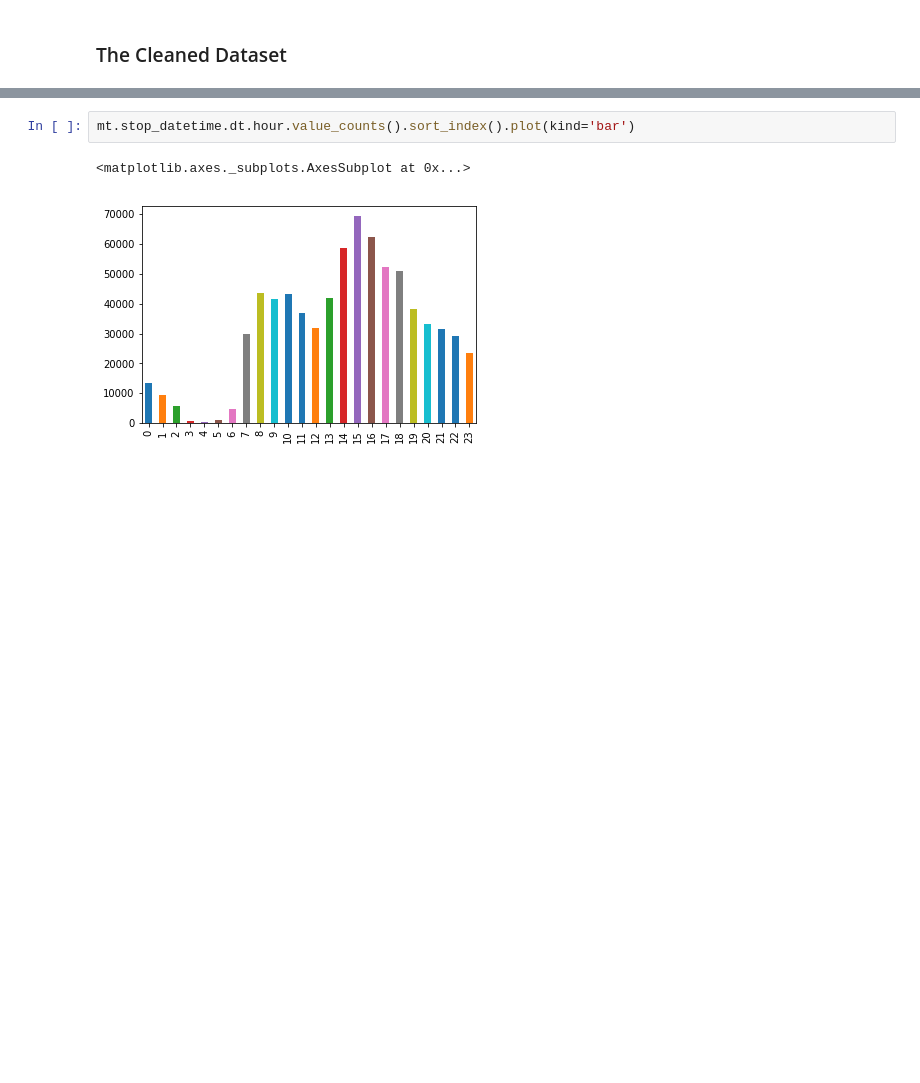
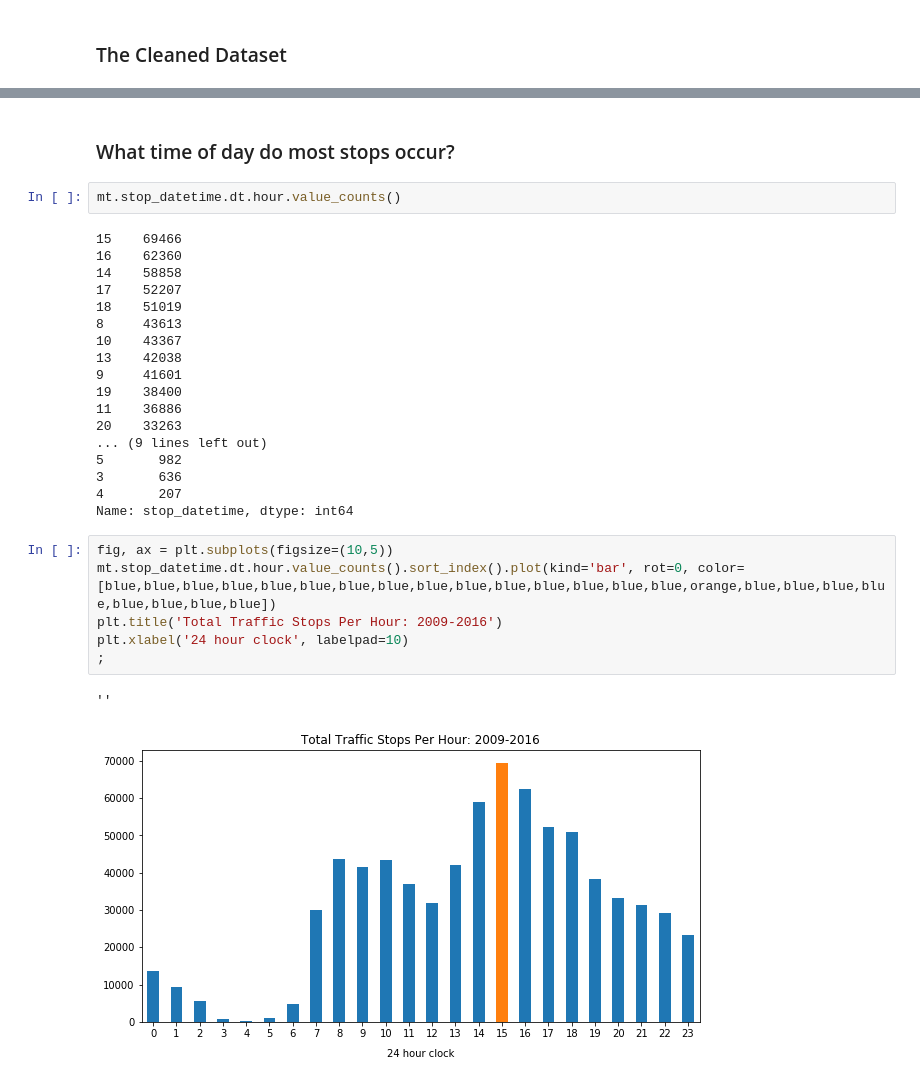
Before and after one commit to macphee227/data-projects, a Jupyter notebook: project_open_policing.ipynb, the cells around one changed output, grey strips where cells are left out. Drawn from its saved outputs; the diff is of its cells as text; blank space fills up the shorter version.

```diff
--- a/project_open_policing.ipynb
+++ b/project_open_policing.ipynb
@@ -232,5 +333,31 @@ mt.stop_datetime.dt.weekday_name.value_counts().reindex(index=new_index).plot(ki
+# %% [markdown]
+### What time of day do most stops occur?
 # %%
-mt.stop_datetime.dt.hour.value_counts().sort_index().plot(kind='bar')
+mt.stop_datetime.dt.hour.value_counts()
 # %% [output]
-<matplotlib.axes._subplots.AxesSubplot at 0x...>
+15    69466
+16    62360
+14    58858
+17    52207
+18    51019
+8     43613
+10    43367
+13    42038
+9     41601
+19    38400
+11    36886
+20    33263
+... (9 lines left out)
+5       982
+3       636
+4       207
+Name: stop_datetime, dtype: int64
-[figure, removed]
+# %%
+fig, ax = plt.subplots(figsize=(10,5))
+mt.stop_datetime.dt.hour.value_counts().sort_index().plot(kind='bar', rot=0, color=[blue,blue,blue,blue,blue,blue,blue,blue,blue,blue,blue,blue,blue,blue,blue,orange,blue,blue,blue,blue,blue,blue,blue,blue])
+plt.title('Total Traffic Stops Per Hour: 2009-2016')
+plt.xlabel('24 hour clock', labelpad=10)
+;
+# %% [output]
+''
+[figure, added]
```
Also changed, not shown: parts of 49 cells of this notebook.
